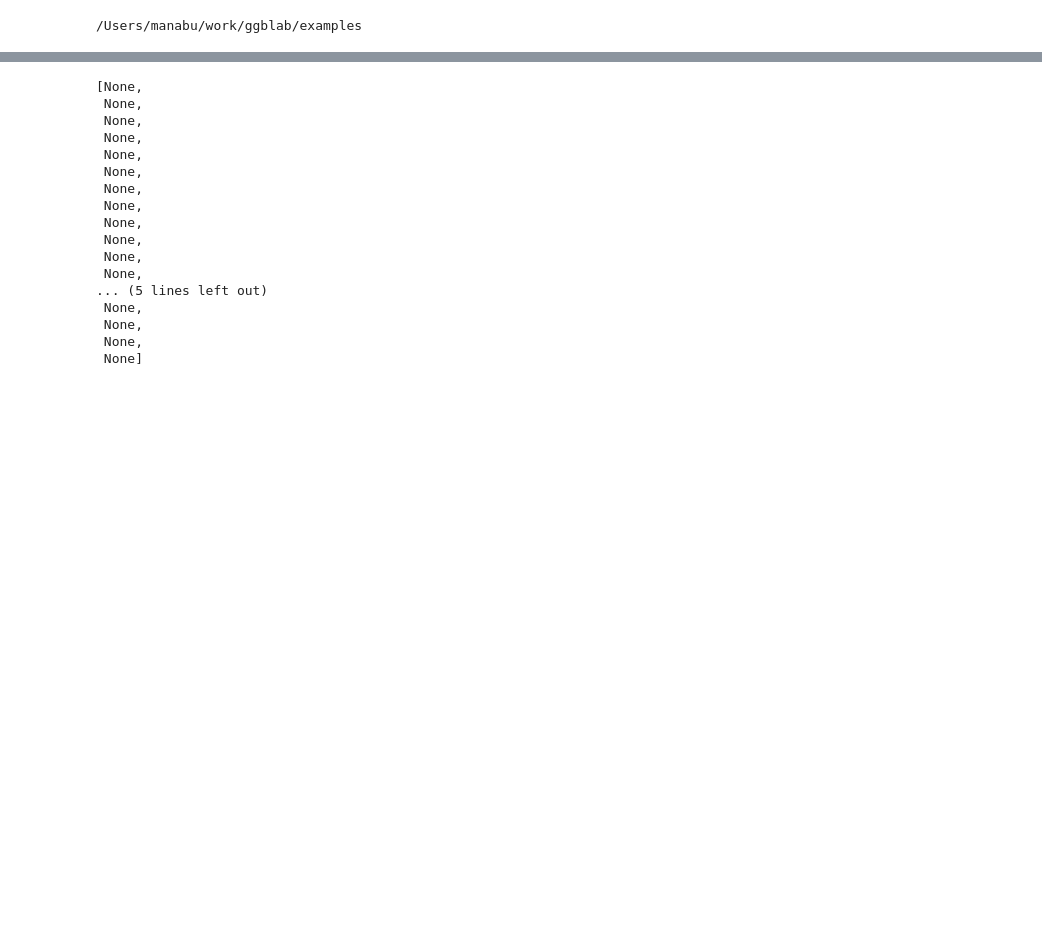
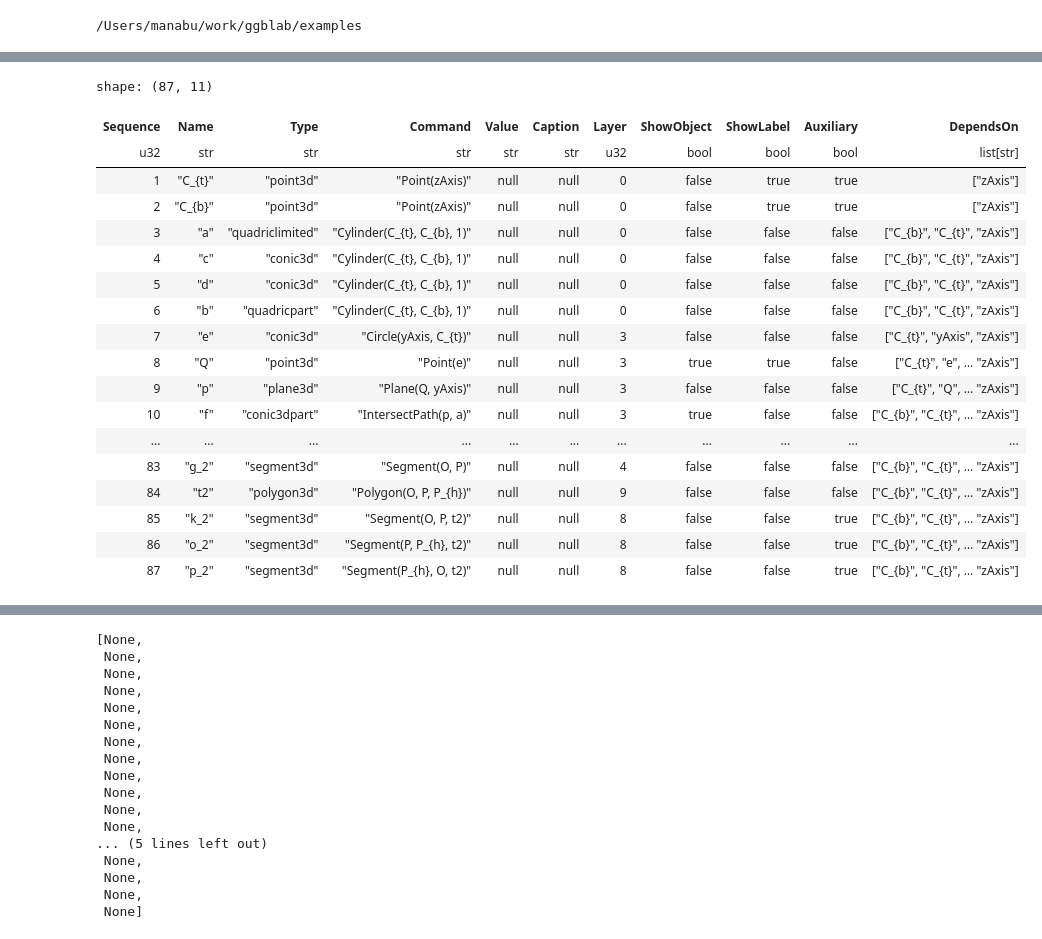
Before and after one commit to moyhig-ecs/ggblab, a Jupyter notebook: examples/eg11_slider.ipynb, the cells around one changed output, grey strips where cells are left out. Drawn from its saved outputs; the diff is of its cells as text; code cells hidden in the pictures; blank space fills up the shorter version.

```diff
--- a/examples/eg11_slider.ipynb
+++ b/examples/eg11_slider.ipynb
@@ -332,0 +356,2 @@ ggb.file.load('2025_02_03.ggb')
+# %%
+p = ConstructionTreeParser(df)
@@ -333,3 +360,25 @@ ggb.file.load('2025_02_03.ggb')
+# %%
+p.df
+# %% [output]
+shape: (87, 11)
+| Sequence | Name | Type | Command | Value | Caption | Layer | ShowObject | ShowLabel | Auxiliary | DependsOn |
+| u32 | str | str | str | str | str | u32 | bool | bool | bool | list[str] |
+| 1 | "C_{t}" | "point3d" | "Point(zAxis)" | null | null | 0 | false | true | true | ["zAxis"] |
+| 2 | "C_{b}" | "point3d" | "Point(zAxis)" | null | null | 0 | false | true | true | ["zAxis"] |
+| 3 | "a" | "quadriclimited" | "Cylinder(C_{t}, C_{b}, 1)" | null | null | 0 | false | false | false | ["C_{b}", "C_{t}", "zAxis"] |
+| 4 | "c" | "conic3d" | "Cylinder(C_{t}, C_{b}, 1)" | null | null | 0 | false | false | false | ["C_{b}", "C_{t}", "zAxis"] |
+| 5 | "d" | "conic3d" | "Cylinder(C_{t}, C_{b}, 1)" | null | null | 0 | false | false | false | ["C_{b}", "C_{t}", "zAxis"] |
+| 6 | "b" | "quadricpart" | "Cylinder(C_{t}, C_{b}, 1)" | null | null | 0 | false | false | false | ["C_{b}", "C_{t}", "zAxis"] |
+| 7 | "e" | "conic3d" | "Circle(yAxis, C_{t})" | null | null | 3 | false | false | false | ["C_{t}", "yAxis", "zAxis"] |
+| 8 | "Q" | "point3d" | "Point(e)" | null | null | 3 | true | true | false | ["C_{t}", "e", … "zAxis"] |
+| 9 | "p" | "plane3d" | "Plane(Q, yAxis)" | null | null | 3 | false | false | false | ["C_{t}", "Q", … "zAxis"] |
+| 10 | "f" | "conic3dpart" | "IntersectPath(p, a)" | null | null | 3 | true | false | false | ["C_{b}", "C_{t}", … "zAxis"] |
+| ... | ... | ... | ... | ... | ... | ... | ... | ... | ... | ... |
+| 83 | "g_2" | "segment3d" | "Segment(O, P)" | null | null | 4 | false | false | false | ["C_{b}", "C_{t}", … "zAxis"] |
+| 84 | "t2" | "polygon3d" | "Polygon(O, P, P_{h})" | null | null | 9 | false | false | false | ["C_{b}", "C_{t}", … "zAxis"] |
+| 85 | "k_2" | "segment3d" | "Segment(O, P, t2)" | null | null | 8 | false | false | true | ["C_{b}", "C_{t}", … "zAxis"] |
+| 86 | "o_2" | "segment3d" | "Segment(P, P_{h}, t2)" | null | null | 8 | false | false | true | ["C_{b}", "C_{t}", … "zAxis"] |
+| 87 | "p_2" | "segment3d" | "Segment(P_{h}, O, t2)" | null | null | 8 | false | false | true | ["C_{b}", "C_{t}", … "zAxis"] |
 # %%
 r = await ggb.function("setBase64", [ggb.construction.base64_buffer.decode('utf-8')])
 # %%
```
Also changed, not shown: parts of 16 cells of this notebook, 3 other files.
